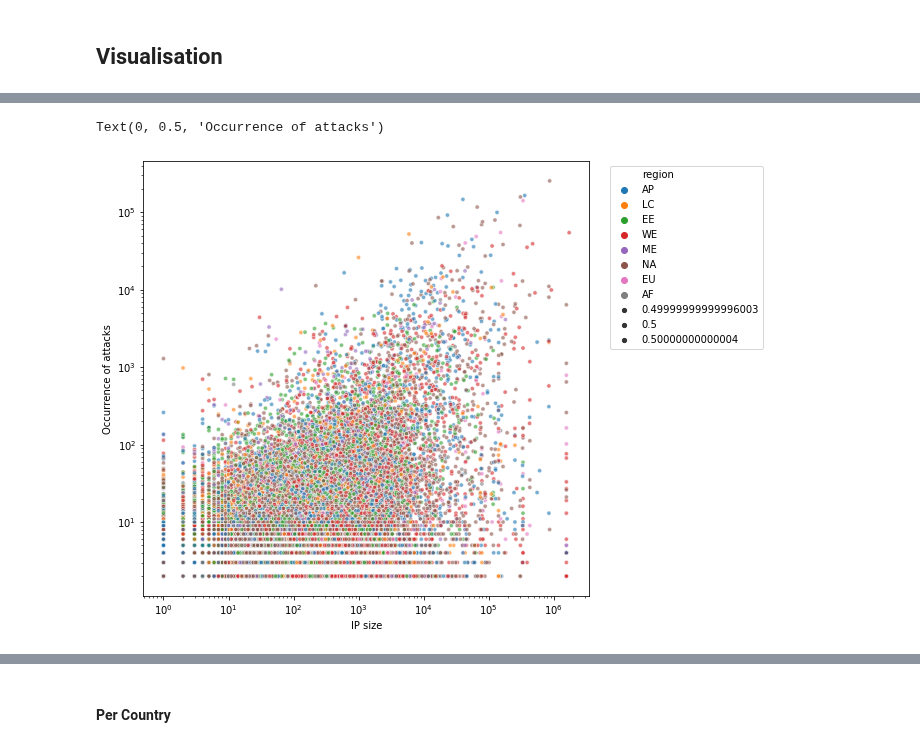
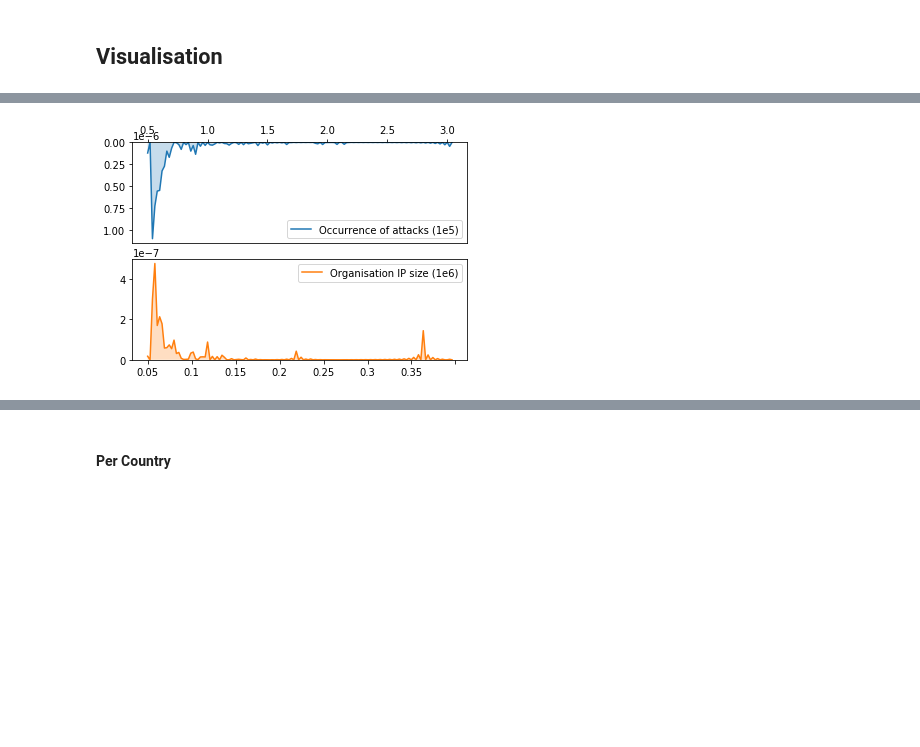
Before and after one commit to WKSu/WM0824TU-economics-of-cybersecurity-DDoS, a Jupyter notebook: block4-SecurityEconomics/hosting-provider-org.ipynb, the cells around one changed output, grey strips where cells are left out. Cells and saved outputs as stored; diff of their text form; code cells hidden in the pictures; blank space fills up the shorter version.

```diff
--- a/block4-SecurityEconomics/hosting-provider-org.ipynb
+++ b/block4-SecurityEconomics/hosting-provider-org.ipynb
@@ -197,3 +207,19 @@ Name: org_ipsize_seen, dtype: float64
+# %%
+fig, (ax1, ax2) = plt.subplots(2,1)
+sns.kdeplot(orgs.count_attack, shade=True, ax=ax1)
+sns.kdeplot(orgs.org_ipsize_seen, shade=True, ax=ax2, color="C1")
+ax1.invert_yaxis(); ax1.xaxis.tick_top()
+ax1.legend(["Occurrence of attacks (1e5)"], loc="lower right")
+ax2.legend(["Organisation IP size (1e6)"])
+# ax1.ticklabel_format(style='sci', axis='both', scilimits=(0,0), useMathText=True)
+# ax2.ticklabel_format(style='sci', axis='x', scilimits=(0,0), useMathText=True)
+ax1.ticklabel_format(style='sci', axis='y', scilimits=(0,0))
+ax1.set_xticklabels([0.5*i for i in range(0, 7)]) # hard-coded labels
+ax2.set_xticklabels([round(i*0.05, 2) for i in range(0, 8)]) # hard-coded labels
+fig.subplots_adjust(hspace=0.15)
+fig.savefig("images/kde_attacks.png")
+# %% [output]
+[figure, added]
 # %%
 # # the big hosting providers (`org_ipsize_seen` > THRESHOLD)
 # orgs.loc[orgs.org_ipsize_seen > THRESHOLD]
@@ -213,15 +239,12 @@ Name: org_ipsize_seen, dtype: float64
 # plt.tight_layout()
 # fig.savefig("images/attack-by-ipsize.png")
 # %%
-fig, ax = plt.subplots(figsize=(8, 8))
-sns.scatterplot(data=orgs, x="org_ipsize_seen", y="count_attack",
-                hue="region", alpha=.6, size=.5, ax=ax)
-plt.legend(bbox_to_anchor=(1.4, 1), loc='upper right')
-# plt.ticklabel_format(style='sci', axis='y', scilimits=(0,0))
-ax.set(xscale="log", yscale="log")
-ax.set_xlabel("IP size")
-ax.set_ylabel("Occurrence of attacks")
+# fig, ax = plt.subplots(figsize=(8, 8))
+# sns.scatterplot(data=orgs, x="org_ipsize_seen", y="count_attack",
+#                 hue="region", alpha=.6, size=.5, ax=ax)
+# plt.legend(bbox_to_anchor=(1.4, 1), loc='upper right')
+# # plt.ticklabel_format(style='sci', axis='y', scilimits=(0,0))
+# ax.set(xscale="log", yscale="log")
+# ax.set_xlabel("IP size")
+# ax.set_ylabel("Occurrence of attacks")
-# %% [output]
-Text(0, 0.5, 'Occurrence of attacks')
-[figure, removed]
 # %%
```
Also changed, not shown: parts of 12 cells of this notebook.
